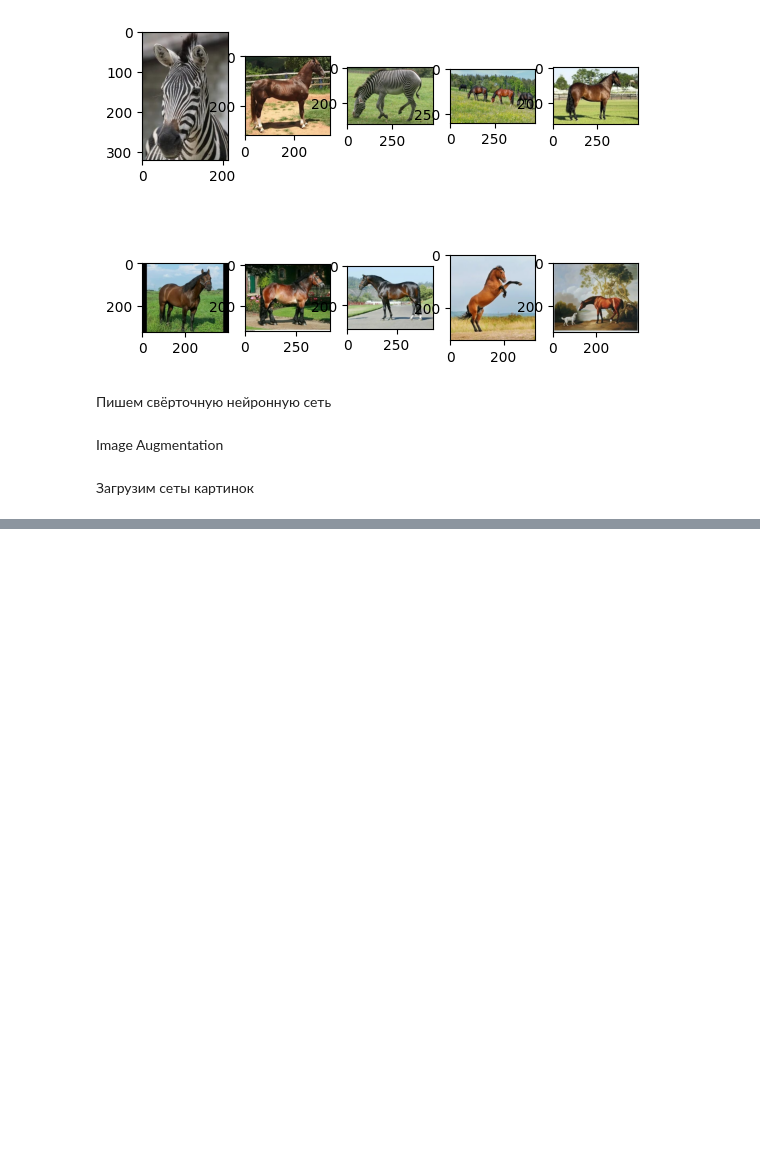
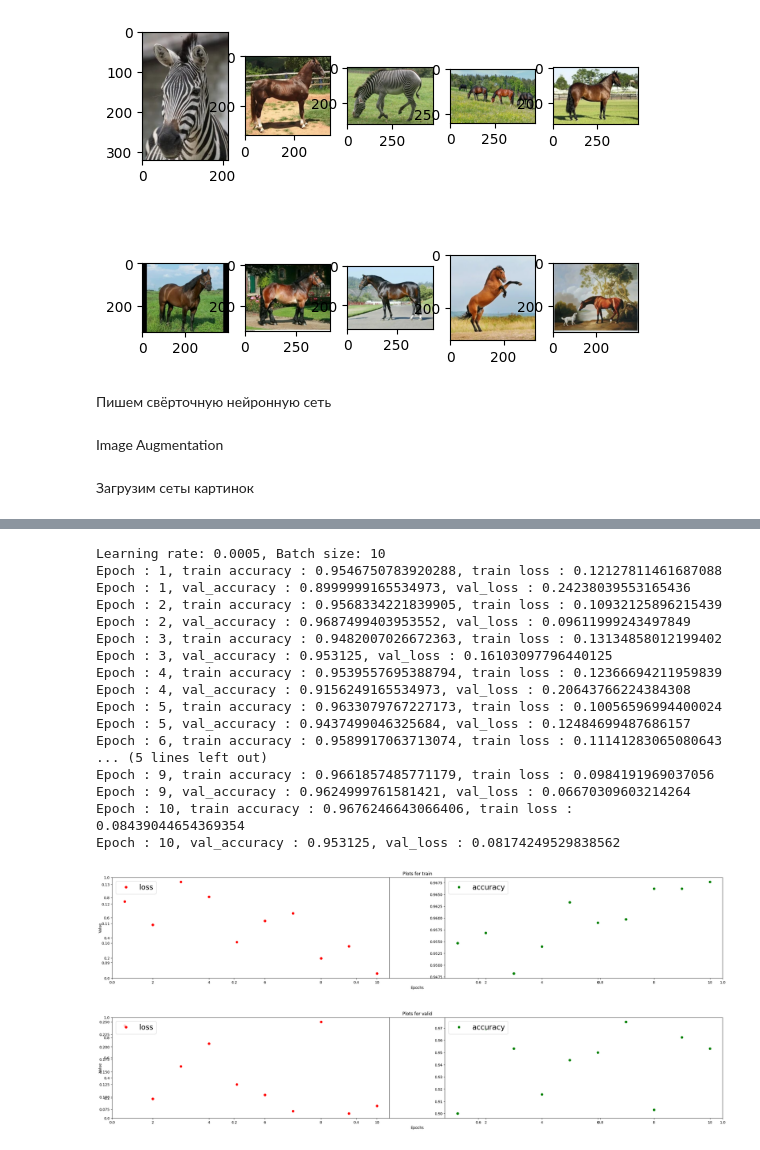
Before and after one commit to Cure232/AP_Lab5, a Jupyter notebook: ap_lab5.ipynb, the cells around one changed output, grey strips where cells are left out. Drawn from its saved outputs; the diff is of its cells as text; code cells hidden in the pictures; blank space fills up the shorter version.

Commit message:
different parameters tests done

```diff
--- a/ap_lab5.ipynb
+++ b/ap_lab5.ipynb
@@ -354,0 +373,30 @@ AttributeError: 'tuple' object has no attribute 'to'
+# %%
+print('Learning rate: 0.0005, Batch size: 10')
+
+optimizer = torch.optim.Adam(model.parameters(), lr=0.0005)
+
+train_loader = torch.utils.data.DataLoader(dataset = train_data, batch_size=10, shuffle=True )
+test_loader = torch.utils.data.DataLoader(dataset = test_data, batch_size=10, shuffle=True)
+val_loader = torch.utils.data.DataLoader(dataset = val_data, batch_size=10, shuffle=True)
+
+train_loop(train_loader, val_loader, epochs)
+# %% [output]
+Learning rate: 0.0005, Batch size: 10
+Epoch : 1, train accuracy : 0.9546750783920288, train loss : 0.12127811461687088
+Epoch : 1, val_accuracy : 0.8999999165534973, val_loss : 0.24238039553165436
+Epoch : 2, train accuracy : 0.9568334221839905, train loss : 0.10932125896215439
+Epoch : 2, val_accuracy : 0.9687499403953552, val_loss : 0.09611999243497849
+Epoch : 3, train accuracy : 0.9482007026672363, train loss : 0.13134858012199402
+Epoch : 3, val_accuracy : 0.953125, val_loss : 0.16103097796440125
+Epoch : 4, train accuracy : 0.9539557695388794, train loss : 0.12366694211959839
+Epoch : 4, val_accuracy : 0.9156249165534973, val_loss : 0.20643766224384308
+Epoch : 5, train accuracy : 0.9633079767227173, train loss : 0.10056596994400024
+Epoch : 5, val_accuracy : 0.9437499046325684, val_loss : 0.12484699487686157
+Epoch : 6, train accuracy : 0.9589917063713074, train loss : 0.11141283065080643
+... (5 lines left out)
+Epoch : 9, train accuracy : 0.9661857485771179, train loss : 0.0984191969037056
+Epoch : 9, val_accuracy : 0.9624999761581421, val_loss : 0.06670309603214264
+Epoch : 10, train accuracy : 0.9676246643066406, train loss : 0.08439044654369354
+Epoch : 10, val_accuracy : 0.953125, val_loss : 0.08174249529838562
+[figure, added]
+[figure, added]
```
Also changed, not shown: parts of 9 cells of this notebook.
